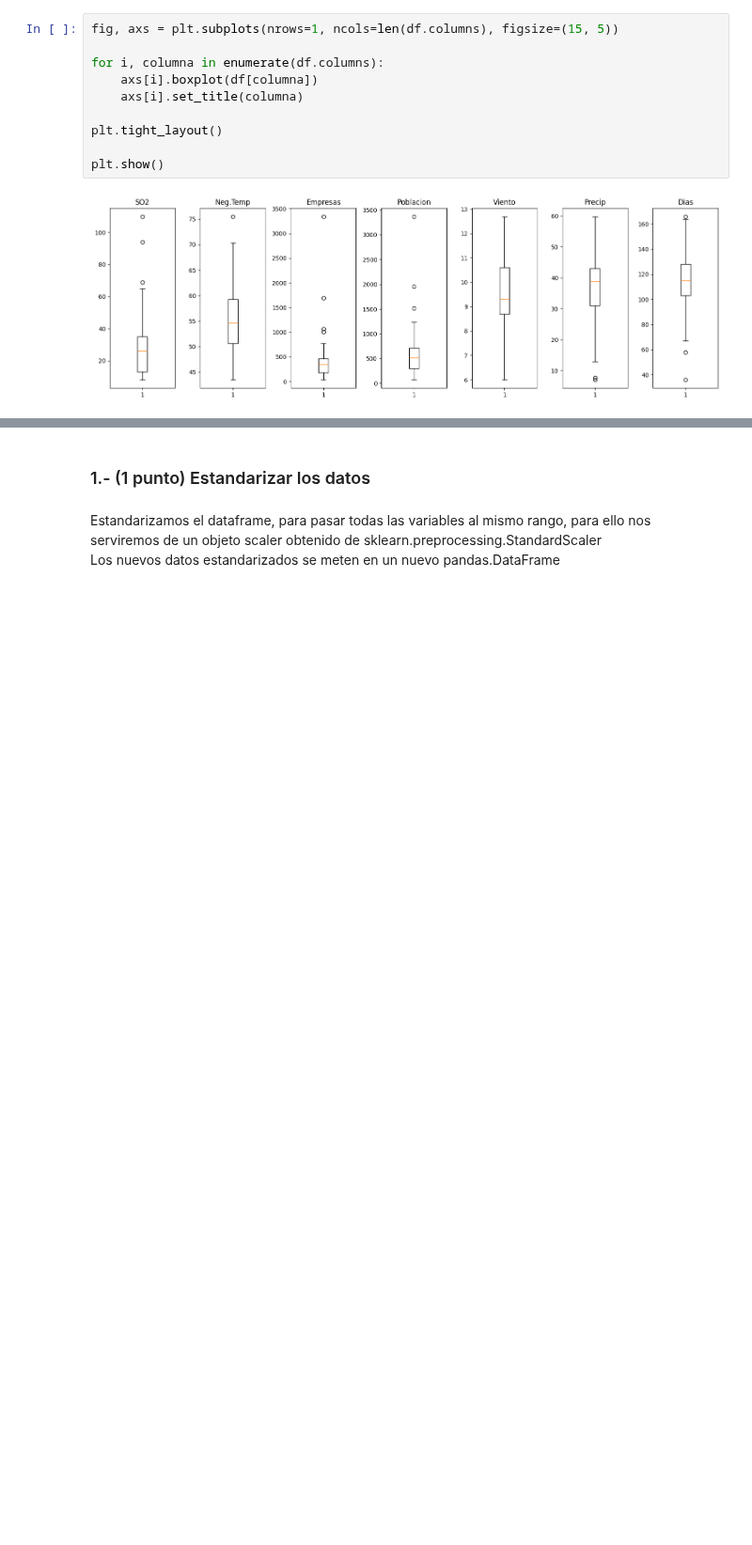
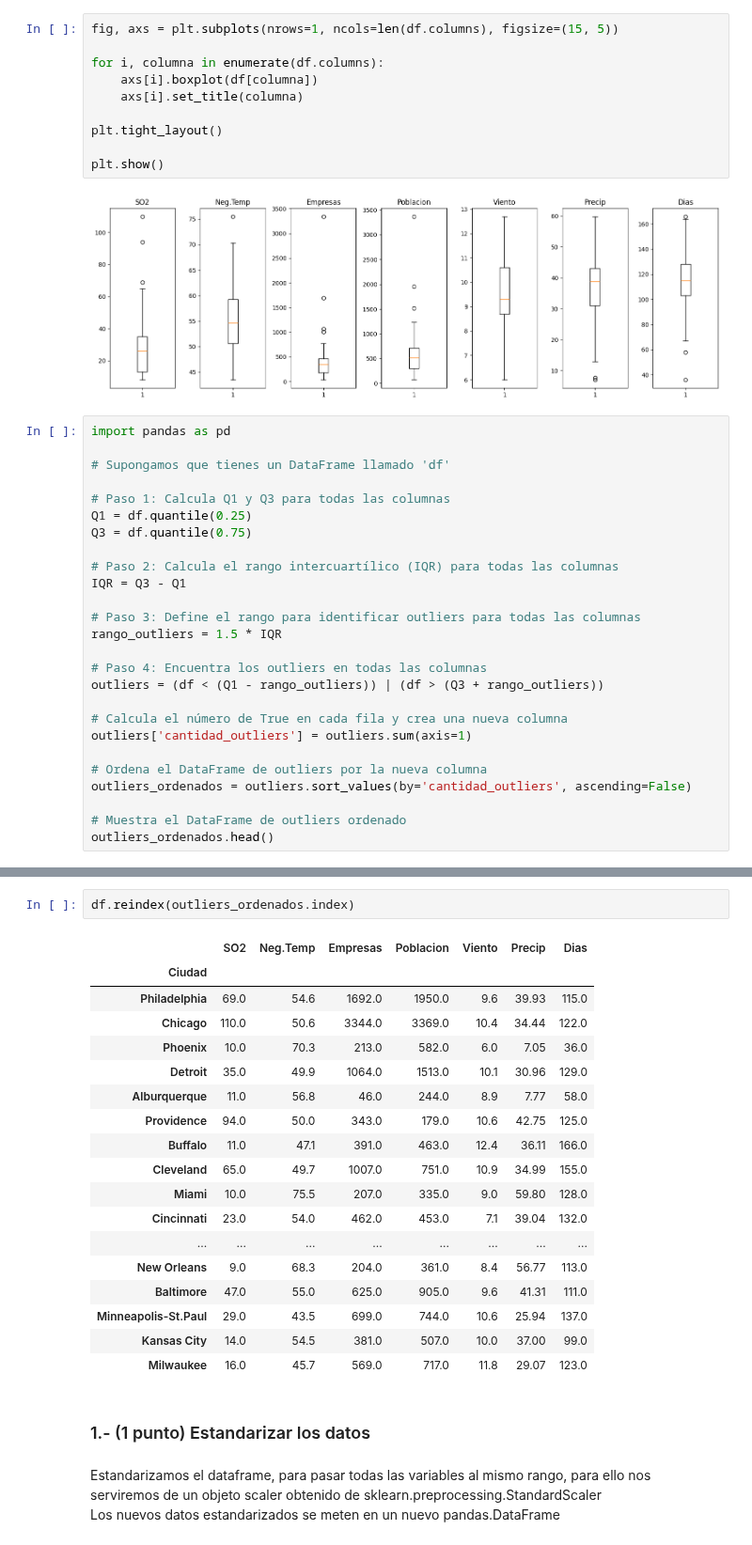
Before and after one commit to Alf-caput/P1_MineriaDeDatos, a Jupyter notebook: P3_ReduccionDimensionalidad/P3_ReduccionDimensionalidad.ipynb, the cells around one changed output, grey strips where cells are left out. Shown at 94% size. Saved outputs shown, nothing was run; the diff lists cells and outputs as text; blank space fills up the shorter version.

Commit message:
outliers ordenados

```diff
--- a/P3_ReduccionDimensionalidad/P3_ReduccionDimensionalidad.ipynb
+++ b/P3_ReduccionDimensionalidad/P3_ReduccionDimensionalidad.ipynb
@@ -129,3 +129,29 @@ plt.tight_layout()
 plt.show()
 # %% [output]
 [figure]
+# %%
+import pandas as pd
+
+# Supongamos que tienes un DataFrame llamado 'df'
+
+# Paso 1: Calcula Q1 y Q3 para todas las columnas
+Q1 = df.quantile(0.25)
+Q3 = df.quantile(0.75)
+
+# Paso 2: Calcula el rango intercuartílico (IQR) para todas las columnas
+IQR = Q3 - Q1
+
+# Paso 3: Define el rango para identificar outliers para todas las columnas
+rango_outliers = 1.5 * IQR
+
+# Paso 4: Encuentra los outliers en todas las columnas
+outliers = (df < (Q1 - rango_outliers)) | (df > (Q3 + rango_outliers))
+
+# Calcula el número de True en cada fila y crea una nueva columna
+outliers['cantidad_outliers'] = outliers.sum(axis=1)
+
+# Ordena el DataFrame de outliers por la nueva columna
+outliers_ordenados = outliers.sort_values(by='cantidad_outliers', ascending=False)
+
+# Muestra el DataFrame de outliers ordenado
+outliers_ordenados.head()
@@ -132,3 +166,24 @@ plt.show()
+# %%
+df.reindex(outliers_ordenados.index)
+# %% [output]
+|  | SO2 | Neg.Temp | Empresas | Poblacion | Viento | Precip | Dias |
+| Ciudad |  |  |  |  |  |  |  |
+| Philadelphia | 69.0 | 54.6 | 1692.0 | 1950.0 | 9.6 | 39.93 | 115.0 |
+| Chicago | 110.0 | 50.6 | 3344.0 | 3369.0 | 10.4 | 34.44 | 122.0 |
+| Phoenix | 10.0 | 70.3 | 213.0 | 582.0 | 6.0 | 7.05 | 36.0 |
+| Detroit | 35.0 | 49.9 | 1064.0 | 1513.0 | 10.1 | 30.96 | 129.0 |
+| Alburquerque | 11.0 | 56.8 | 46.0 | 244.0 | 8.9 | 7.77 | 58.0 |
+| Providence | 94.0 | 50.0 | 343.0 | 179.0 | 10.6 | 42.75 | 125.0 |
+| Buffalo | 11.0 | 47.1 | 391.0 | 463.0 | 12.4 | 36.11 | 166.0 |
+| Cleveland | 65.0 | 49.7 | 1007.0 | 751.0 | 10.9 | 34.99 | 155.0 |
+| Miami | 10.0 | 75.5 | 207.0 | 335.0 | 9.0 | 59.80 | 128.0 |
+| Cincinnati | 23.0 | 54.0 | 462.0 | 453.0 | 7.1 | 39.04 | 132.0 |
+| ... | ... | ... | ... | ... | ... | ... | ... |
+| New Orleans | 9.0 | 68.3 | 204.0 | 361.0 | 8.4 | 56.77 | 113.0 |
+| Baltimore | 47.0 | 55.0 | 625.0 | 905.0 | 9.6 | 41.31 | 111.0 |
+| Minneapolis-St.Paul | 29.0 | 43.5 | 699.0 | 744.0 | 10.6 | 25.94 | 137.0 |
+| Kansas City | 14.0 | 54.5 | 381.0 | 507.0 | 10.0 | 37.00 | 99.0 |
+| Milwaukee | 16.0 | 45.7 | 569.0 | 717.0 | 11.8 | 29.07 | 123.0 |
 # %% [markdown]
 ### 1.- (1 punto) Estandarizar los datos
 # %% [markdown]
```
Also changed, not shown: parts of 1 cell of this notebook.
